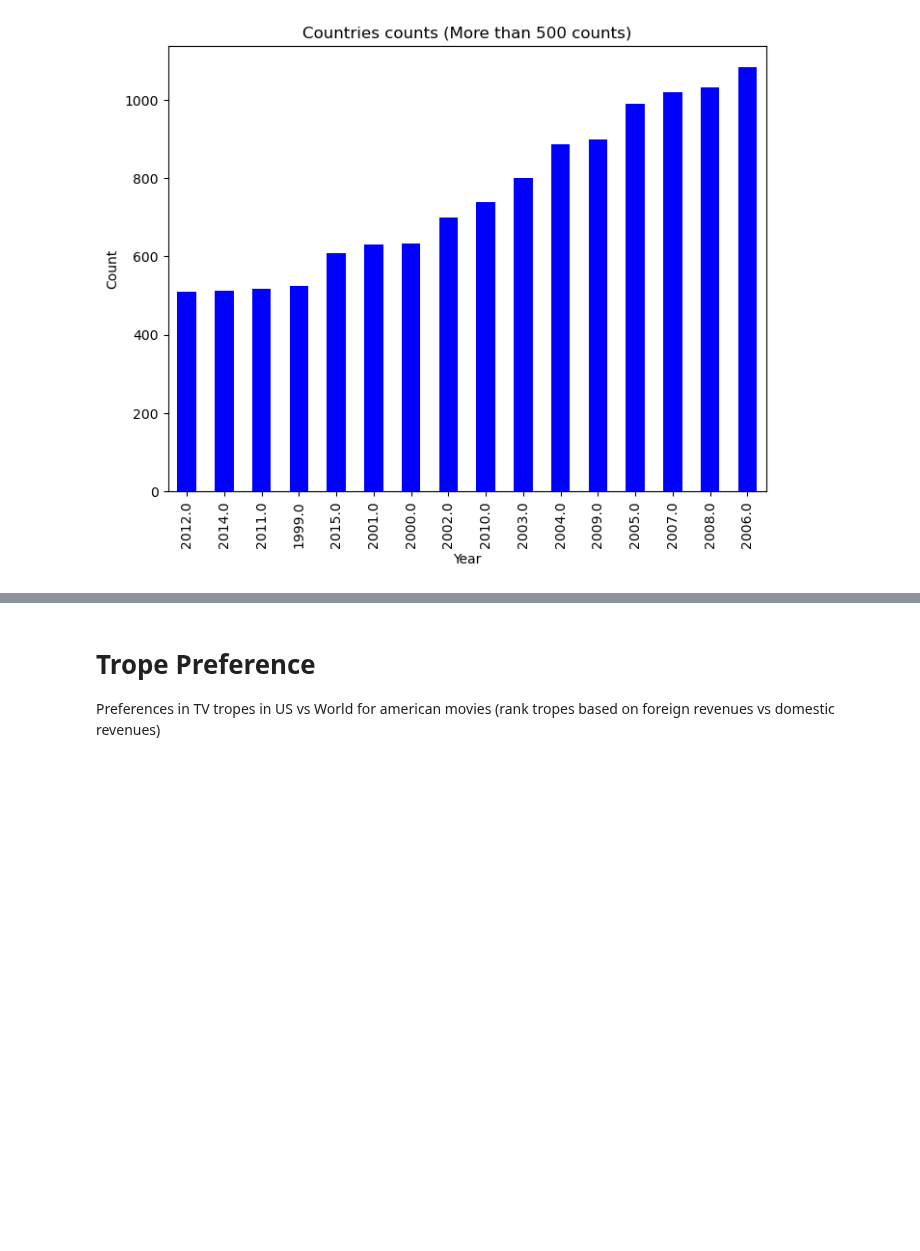
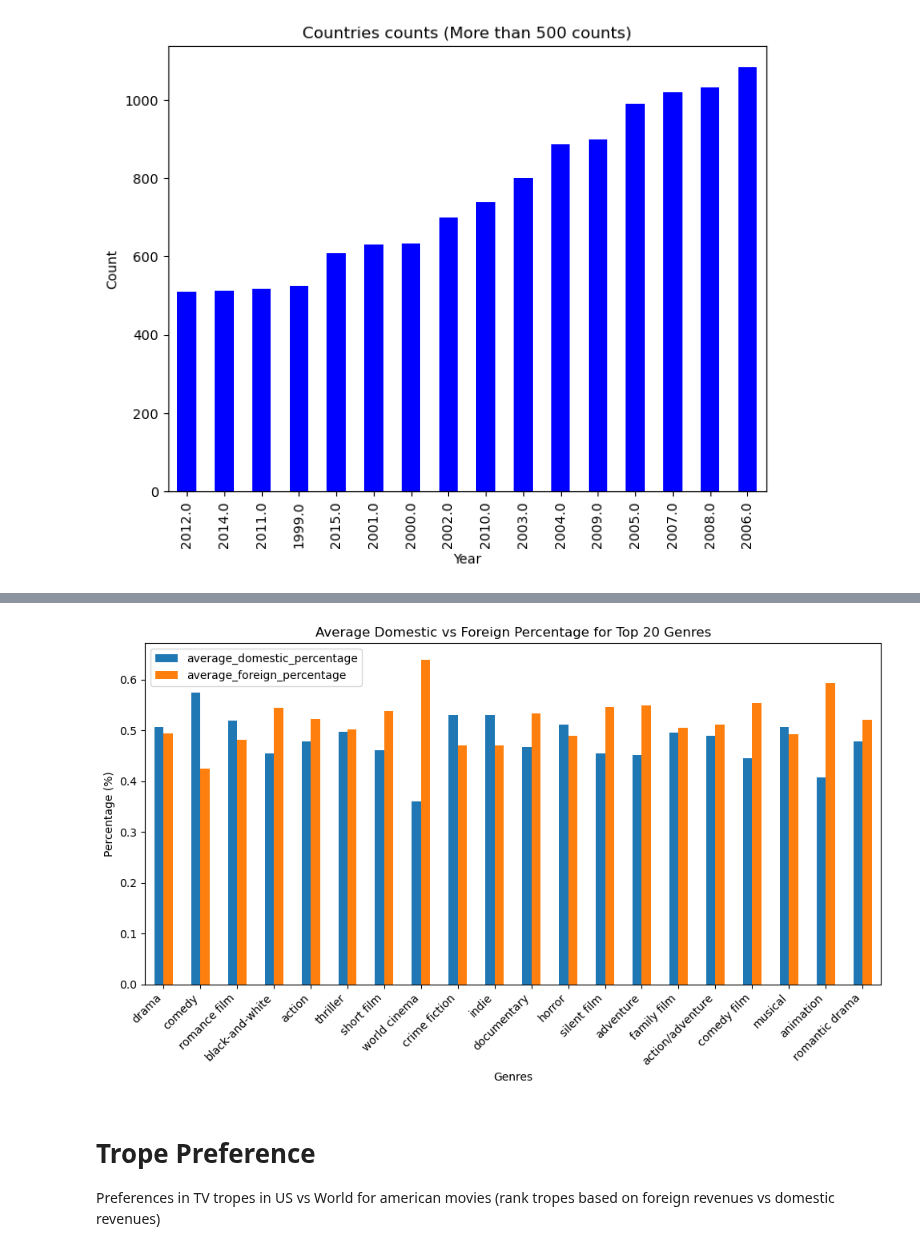
Before and after one commit to epfl-ada/ada-2024-project-thelordsofdata, a Jupyter notebook: src/data/initial_analysis.ipynb, the cells around one changed output, grey strips where cells are left out. Saved outputs shown, nothing was run; the diff lists cells and outputs as text; code cells hidden in the pictures; blank space fills up the shorter version.

```diff
--- a/src/data/initial_analysis.ipynb
+++ b/src/data/initial_analysis.ipynb
@@ -246,3 +299,52 @@ Preferences in genre in US vs World for american movies (rank genres based on fo
+# %%
+# Step 1: Create a new DataFrame excluding rows with NaN in relevant columns
+filtered_df = df_megaset.dropna(subset=['Genres', 'domestic_percentage', 'foreign_percentage'])
+
+# Step 2: Initialize a dictionary to store lists of percentages for each genre
+genre_percentages = {genre: {'domestic_percentages': [], 'foreign_percentages': []} for genre in top_20_genres}
+
+# Step 3: Iterate through the filtered dataset and collect percentages for each genre
+for idx, row in filtered_df.iterrows():
+    genres = str(row['Genres']).split(', ')  # Split the genres of the current movie
+    domestic_percentage = row['domestic_percentage']
+    foreign_percentage = row['foreign_percentage']
+
+    for genre in genres:
+        if genre in top_20_genres:  # If the genre is in the top 20
+            genre_percentages[genre]['domestic_percentages'].append(domestic_percentage)
+            genre_percentages[genre]['foreign_percentages'].append(foreign_percentage)
+
+# Step 4: Calculate average percentages for each genre
+genre_avg_percentages = {
+    genre: {
+        'average_domestic_percentage': (
+            sum(genre_percentages[genre]['domestic_percentages']) /
+            len(genre_percentages[genre]['domestic_percentages'])
+            if genre_percentages[genre]['domestic_percentages'] else 0
+        ),
+        'average_foreign_percentage': (
+            sum(genre_percentages[genre]['foreign_percentages']) /
+            len(genre_percentages[genre]['foreign_percentages'])
+            if genre_percentages[genre]['foreign_percentages'] else 0
+        )
+    }
+    for genre in top_20_genres
+}
+
+# Step 5: Convert the dictionary into a DataFrame for easier plotting
+df_genre_percentages = pd.DataFrame(genre_avg_percentages).T  # Transpose to have genres as rows
+df_genre_percentages = df_genre_percentages[['average_domestic_percentage', 'average_foreign_percentage']]  # Keep only the relevant columns
+
+# Step 6: Plot the bar plot
+df_genre_percentages.plot(kind='bar', stacked=False, figsize=(10, 6))
+plt.title('Average Domestic vs Foreign Percentage for Top 20 Genres')
+plt.ylabel('Percentage (%)')
+plt.xlabel('Genres')
+plt.xticks(rotation=45, ha='right')
+plt.tight_layout()
+plt.show()
+# %% [output]
+[figure, added]
 # %% [markdown]
 # Trope Preference
 
```
Also changed, not shown: parts of 5 cells of this notebook, 1 other file.
